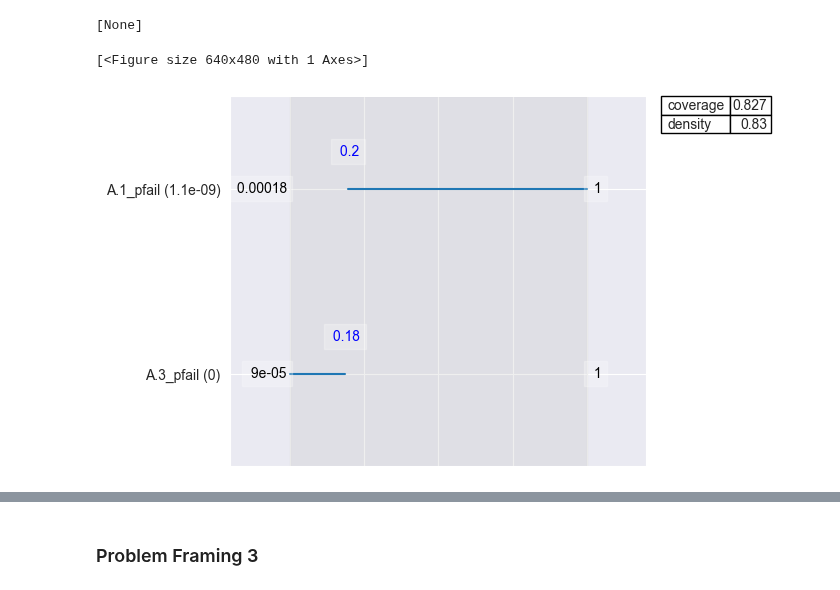
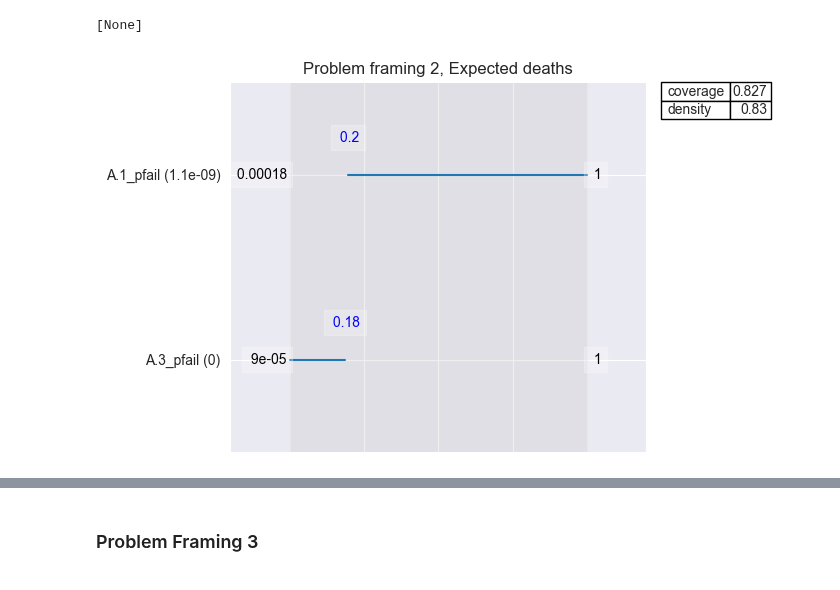
Before and after one commit to ndaswani1/EPA141A-labs, a Jupyter notebook: final assignment/dike_model_prim_analysis.ipynb, the cells around one changed output, grey strips where cells are left out. Cells and saved outputs as stored; diff of their text form; code cells hidden in the pictures.

```diff
--- a/final assignment/dike_model_prim_analysis.ipynb
+++ b/final assignment/dike_model_prim_analysis.ipynb
@@ -155,6 +163,8 @@ A.1_pfail  0.195909  0.999961  1.053799e-09      NaN
 [None]
 # %%
 box.inspect(point_to_study, style='graph')
+plt.title("Problem framing 2, Expected deaths")
+plt.savefig('./images/prim_problem2_deaths_sensitivity.png', bbox_inches='tight')
+plt.show()
 # %% [output]
-[<Figure size 640x480 with 1 Axes>]
-[figure, old version]
+[figure, new version]
```
Also changed, not shown: parts of 13 cells of this notebook, 22 other files.
